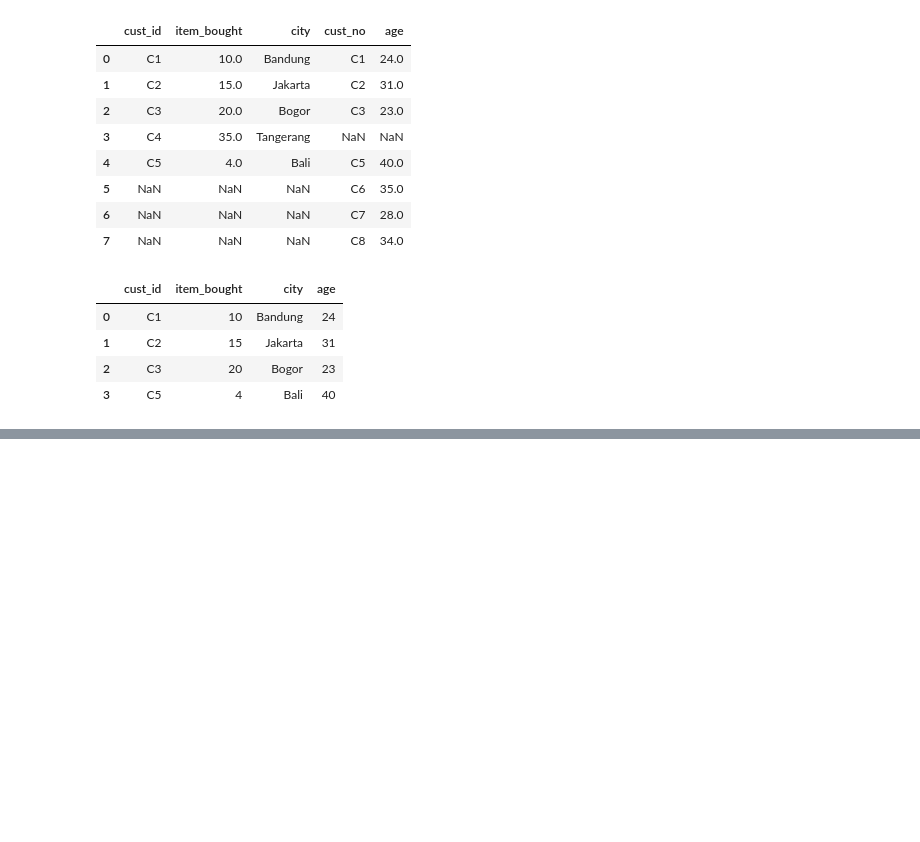
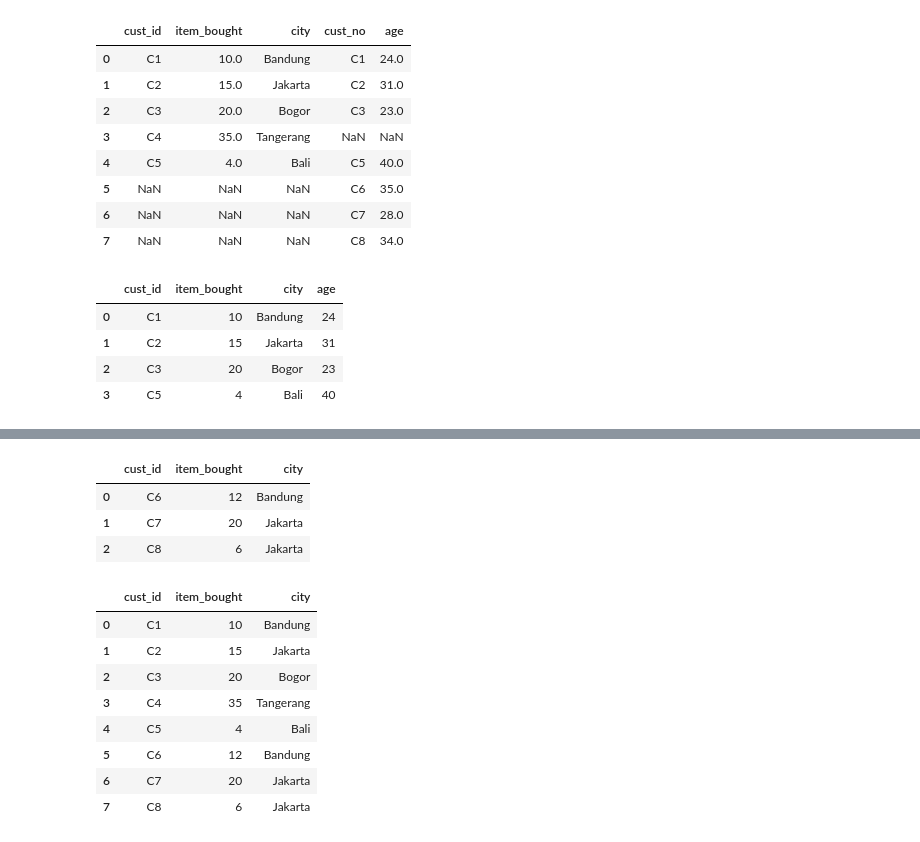
Before and after one commit to zanafiii/data-science-a-z, a Jupyter notebook: Part3_Working with Pandas & DataFrame.ipynb, the cells around one changed output, grey strips where cells are left out. Cells and saved outputs as stored; diff of their text form; code cells hidden in the pictures; blank space fills up the shorter version.

Commit message:
add concat

```diff
--- a/Part3_Working with Pandas & DataFrame.ipynb
+++ b/Part3_Working with Pandas & DataFrame.ipynb
@@ -1096,0 +1099,8 @@ df1.merge(df3, how = "inner", left_on = "cust_id", right_on = "cust_no").drop(co
+# %%
+df1 = pd.DataFrame({
+    "cust_id": ["C1","C2","C3","C4","C5"],
+    "item_bought": [10,15,20,35,4],
+    "city": ["Bandung","Jakarta","Bogor","Tangerang","Bali"]
+})
+
+df1
@@ -1096,0 +1114,25 @@ df1.merge(df3, how = "inner", left_on = "cust_id", right_on = "cust_no").drop(co
+# %%
+df2 = pd.DataFrame({
+    "cust_id": ["C6","C7","C8"],
+    "item_bought": [12,20,6],
+    "city": ["Bandung","Jakarta","Jakarta"]
+})
+
+df2
+# %% [output]
+|  | cust_id | item_bought | city |
+| 0 | C6 | 12 | Bandung |
+| 1 | C7 | 20 | Jakarta |
+| 2 | C8 | 6 | Jakarta |
+# %%
+pd.concat([df1,df2]).reset_index(drop = True)
+# %% [output]
+|  | cust_id | item_bought | city |
+| 0 | C1 | 10 | Bandung |
+| 1 | C2 | 15 | Jakarta |
+| 2 | C3 | 20 | Bogor |
+| 3 | C4 | 35 | Tangerang |
+| 4 | C5 | 4 | Bali |
+| 5 | C6 | 12 | Bandung |
+| 6 | C7 | 20 | Jakarta |
+| 7 | C8 | 6 | Jakarta |
```
Also changed, not shown: parts of 2 cells of this notebook.
